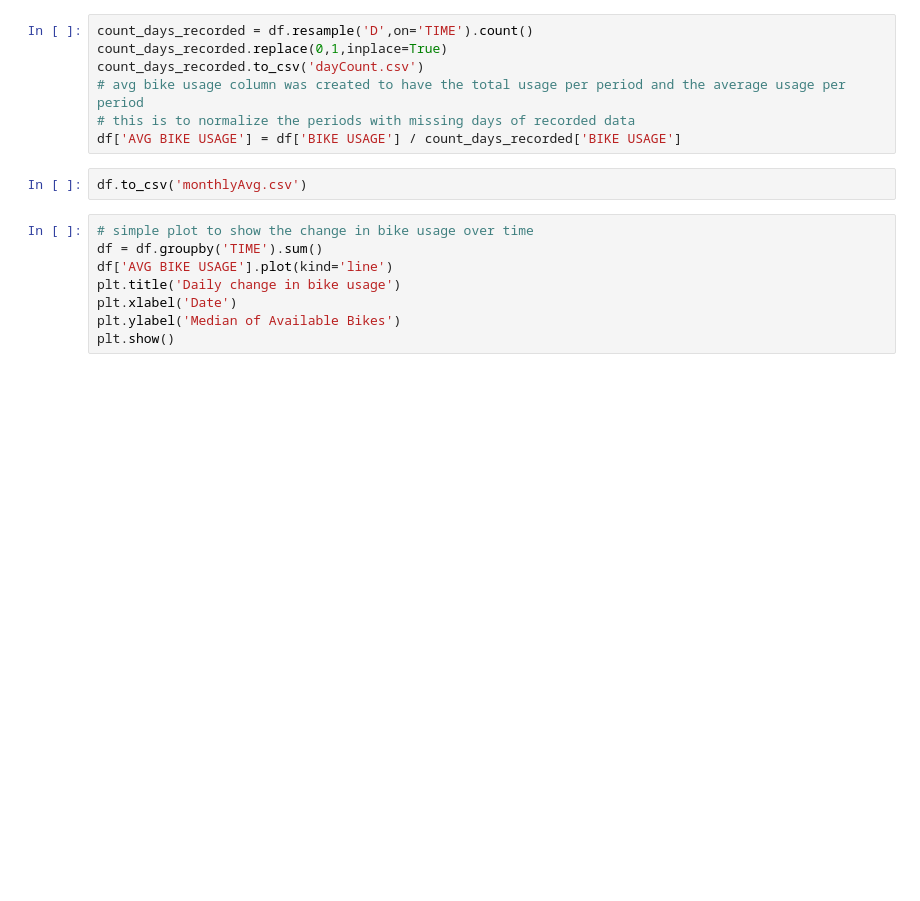
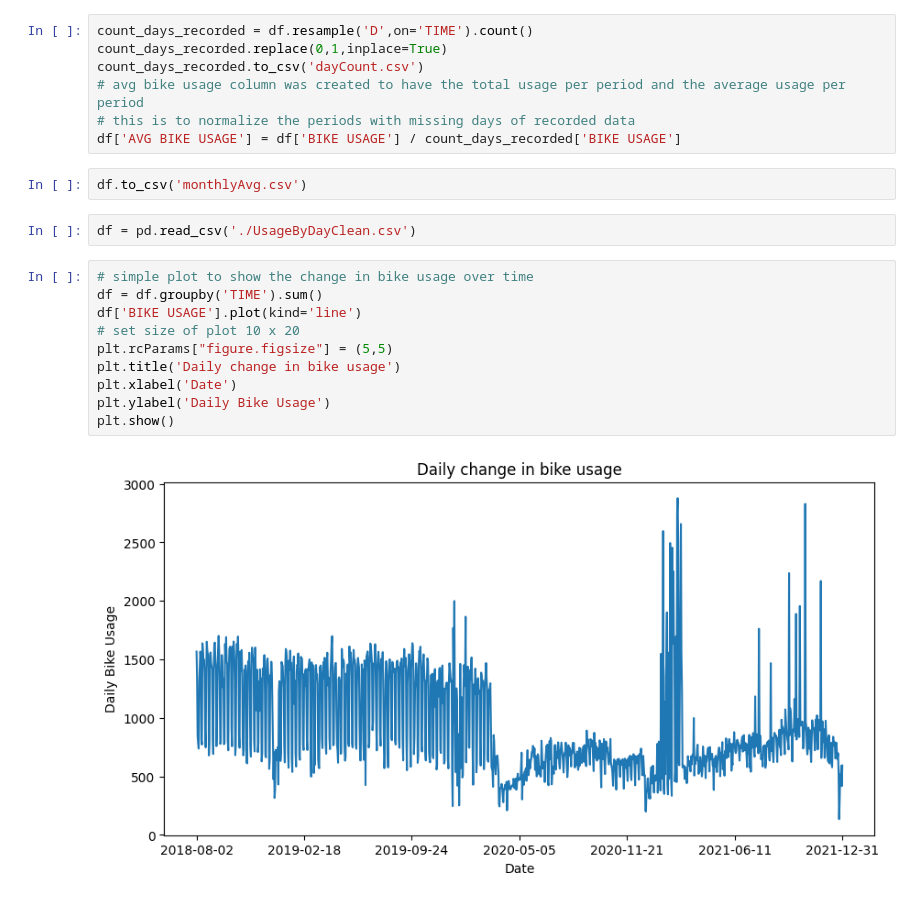
Before and after one commit to cpusch/MLFinalAssignment, a Jupyter notebook: clean_data.ipynb, the cells around one changed output. Saved outputs shown, nothing was run; the diff lists cells and outputs as text; blank space fills up the shorter version.

Commit message:
final edits to clean up and add comments

```diff
--- a/clean_data.ipynb
+++ b/clean_data.ipynb
@@ -53,11 +53,17 @@ count_days_recorded.to_csv('dayCount.csv')
 df['AVG BIKE USAGE'] = df['BIKE USAGE'] / count_days_recorded['BIKE USAGE']
 # %%
 df.to_csv('monthlyAvg.csv')
+# %%
+df = pd.read_csv('./UsageByDayClean.csv')
 # %%
 # simple plot to show the change in bike usage over time
 df = df.groupby('TIME').sum()
-df['AVG BIKE USAGE'].plot(kind='line')
+df['BIKE USAGE'].plot(kind='line')
+# set size of plot 10 x 20
+plt.rcParams["figure.figsize"] = (5,5)
 plt.title('Daily change in bike usage')
 plt.xlabel('Date')
-plt.ylabel('Median of Available Bikes')
+plt.ylabel('Daily Bike Usage')
 plt.show()
+# %% [output]
+[figure, added]
```
Also changed, not shown: 2 other files.
